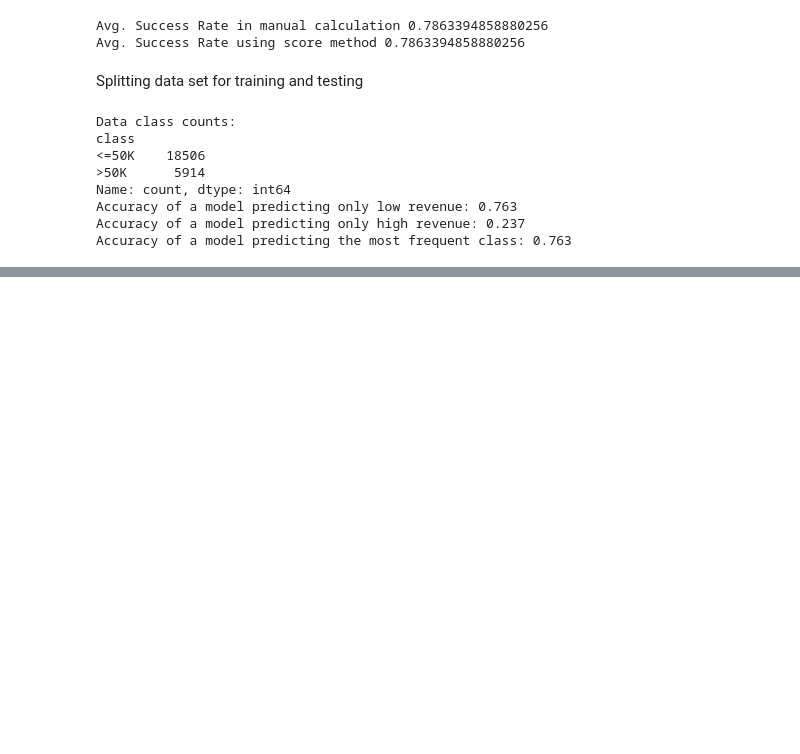
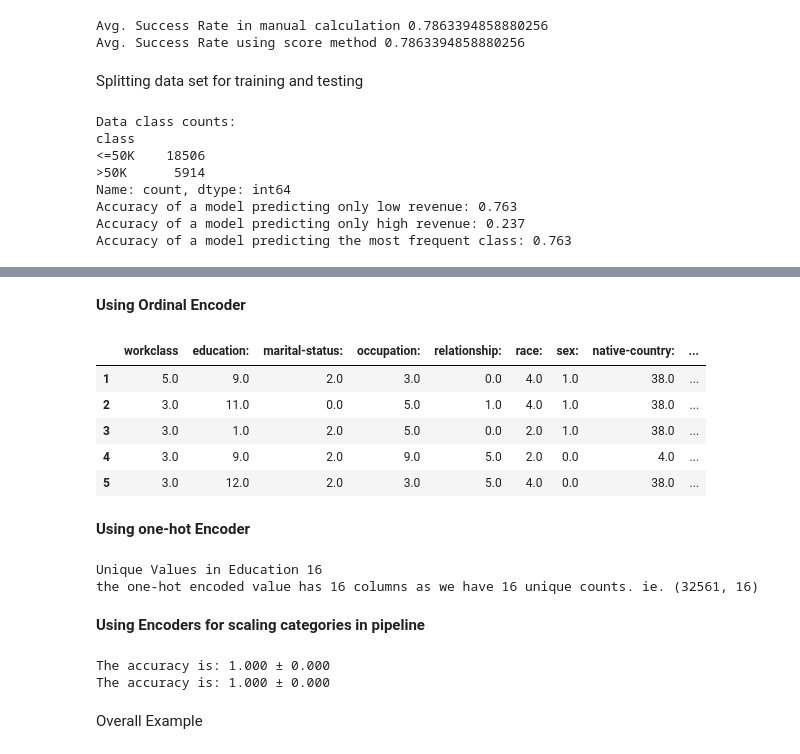
Before and after one commit to vksgm/ML_hands_on, a Jupyter notebook: Workbook_scikit.ipynb, the cells around one changed output, grey strips where cells are left out. Cells and saved outputs as stored; diff of their text form; code cells hidden in the pictures; blank space fills up the shorter version.

```diff
--- a/Workbook_scikit.ipynb
+++ b/Workbook_scikit.ipynb
@@ -207,0 +408,65 @@ Accuracy of a model predicting the most frequent class: 0.763
+# %% [markdown]
+**Using Ordinal Encoder**
+# %%
+from sklearn.preprocessing import OrdinalEncoder
+
+encoder = OrdinalEncoder().set_output(transform="pandas")
+#The categorical vlaues are replaced with Numeric values now
+# each category will have different range of numbers
+data_encoded = encoder.fit_transform(data_categorical)
+data_encoded[1:6]
+# %% [output]
+|  | workclass | education: | marital-status: | occupation: | relationship: | race: | sex: | native-country: | ... |
+| 1 | 5.0 | 9.0 | 2.0 | 3.0 | 0.0 | 4.0 | 1.0 | 38.0 | ... |
+| 2 | 3.0 | 11.0 | 0.0 | 5.0 | 1.0 | 4.0 | 1.0 | 38.0 | ... |
+| 3 | 3.0 | 1.0 | 2.0 | 5.0 | 0.0 | 2.0 | 1.0 | 38.0 | ... |
+| 4 | 3.0 | 9.0 | 2.0 | 9.0 | 5.0 | 2.0 | 0.0 | 4.0 | ... |
+| 5 | 3.0 | 12.0 | 2.0 | 3.0 | 5.0 | 4.0 | 0.0 | 38.0 | ... |
+# %% [markdown]
+**Using one-hot Encoder**
+# %%
+from sklearn.preprocessing import OneHotEncoder
+#sparse_output=False is for didactic purposes, for better memory management.
+encoder = OneHotEncoder(sparse_output=False).set_output(transform="pandas")
+education_column = data_categorical[['education:']]
+#get unique category values in education
+unique_count = education_column.value_counts()
+print('Unique Values in Education',unique_count.size)
+data_encoded_onehot = encoder.fit_transform(education_column)
+print('the one-hot encoded value has 16 columns as we have 16 unique counts. ie.' ,data_encoded_onehot.shape)
+# %% [output]
+Unique Values in Education 16
+the one-hot encoded value has 16 columns as we have 16 unique counts. ie. (32561, 16)
+# %% [markdown]
+**Using Encoders for scaling categories in pipeline**
+# %%
+from sklearn.pipeline import make_pipeline
+from sklearn.linear_model import LogisticRegression
+
+#One hot Encoder
+#will ignore the unseen categorical data during the transformation
+#max iteration is increased because in categorical the scaling actually does much
+# effective as we would have 0 to 1 values in most of the cases.
+model1 = make_pipeline(
+    OneHotEncoder(handle_unknown="ignore"), LogisticRegression(max_iter=500))
+
+# Ordinal Encoder
+# here -1 is assigned to the unknowns during the transformation
+model2 = make_pipeline(
+    OrdinalEncoder(handle_unknown="use_encoded_value", unknown_value=-1),
+    LogisticRegression(max_iter=500),
+)
+
+from sklearn.model_selection import cross_validate
+
+cv_oneh_result = cross_validate(model2, data_encoded, target)
+cv_ord_result = cross_validate(model1, data_encoded, target)
+scores1 = cv_oneh_result["test_score"]
+print(f"The accuracy is: {scores1.mean():.3f} ± {scores1.std():.3f}")
+scores2 = cv_ord_result["test_score"]
+print(f"The accuracy is: {scores2.mean():.3f} ± {scores2.std():.3f}")
+# %% [output]
+The accuracy is: 1.000 ± 0.000
+The accuracy is: 1.000 ± 0.000
+# %% [markdown]
+Overall Example
```
Also changed, not shown: parts of 17 cells of this notebook.
